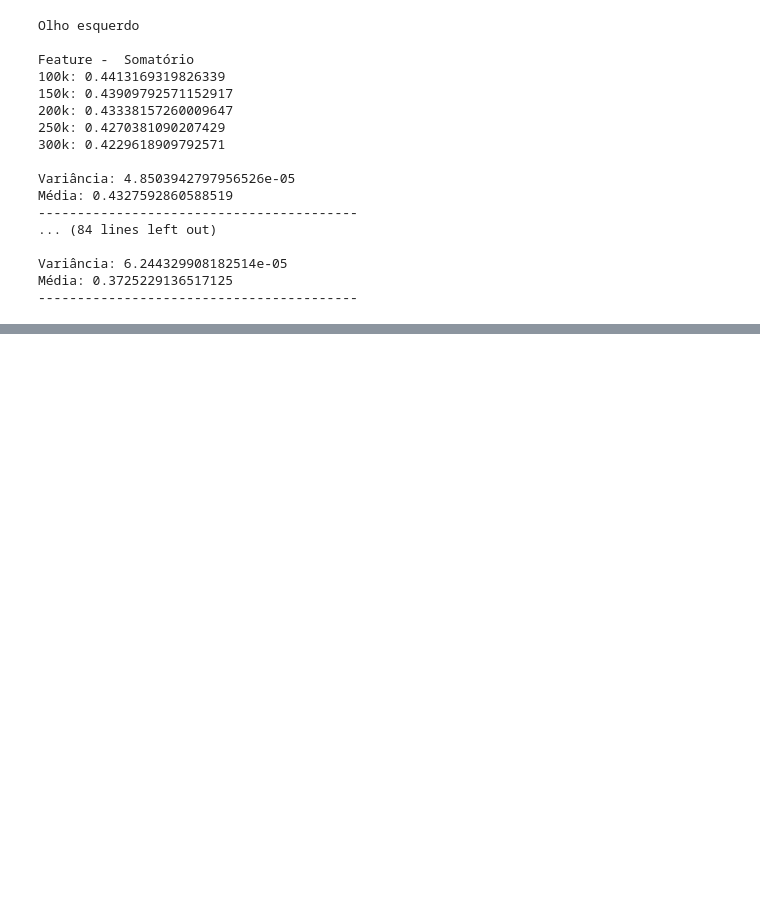
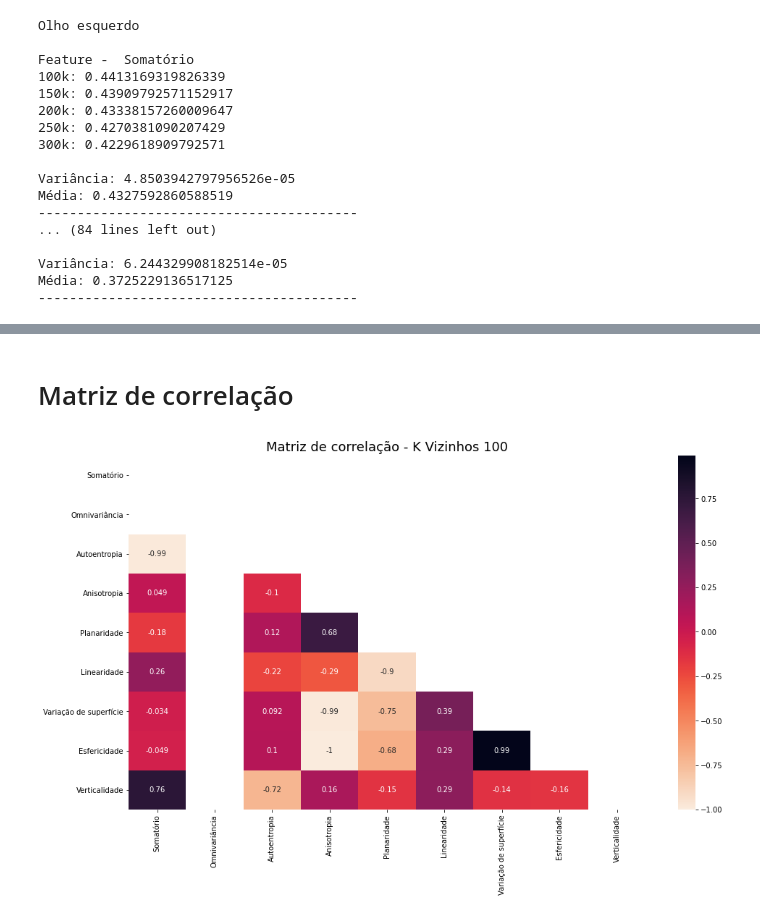
Before and after one commit to thalissonfelipe/landmarks, a Jupyter notebook: Análise das Features da Matriz de Covarariância (K Vizinhos).ipynb, the cells around one changed output, grey strips where cells are left out. Saved outputs shown, nothing was run; the diff lists cells and outputs as text; code cells hidden in the pictures; blank space fills up the shorter version.

Commit message:
add correlation matrix

```diff
--- a/Análise das Features da Matriz de Covarariância (K Vizinhos).ipynb
+++ b/Análise das Features da Matriz de Covarariância (K Vizinhos).ipynb
@@ -301,0 +302,15 @@ Média: 0.403256880733945
+# %% [markdown]
+# Matriz de correlação
+# %%
+def correlation_matrix(df, columns, k=''):
+    _df = df[columns]
+    _df.columns = features
+    corr = _df.corr()
+    mask = np.triu(np.ones_like(corr, dtype=bool))
+    sns.heatmap(corr, mask=mask, annot=True, cmap=sns.cm.rocket_r)
+    plt.title(f'Matriz de correlação - K Vizinhos {k}', fontsize=18)
+    plt.show()
+# %%
+correlation_matrix(df_le, columns=columns[0:9], k='100')
+# %% [output]
+[figure, added]
```
Also changed, not shown: parts of 9 cells of this notebook, 1 other file.
